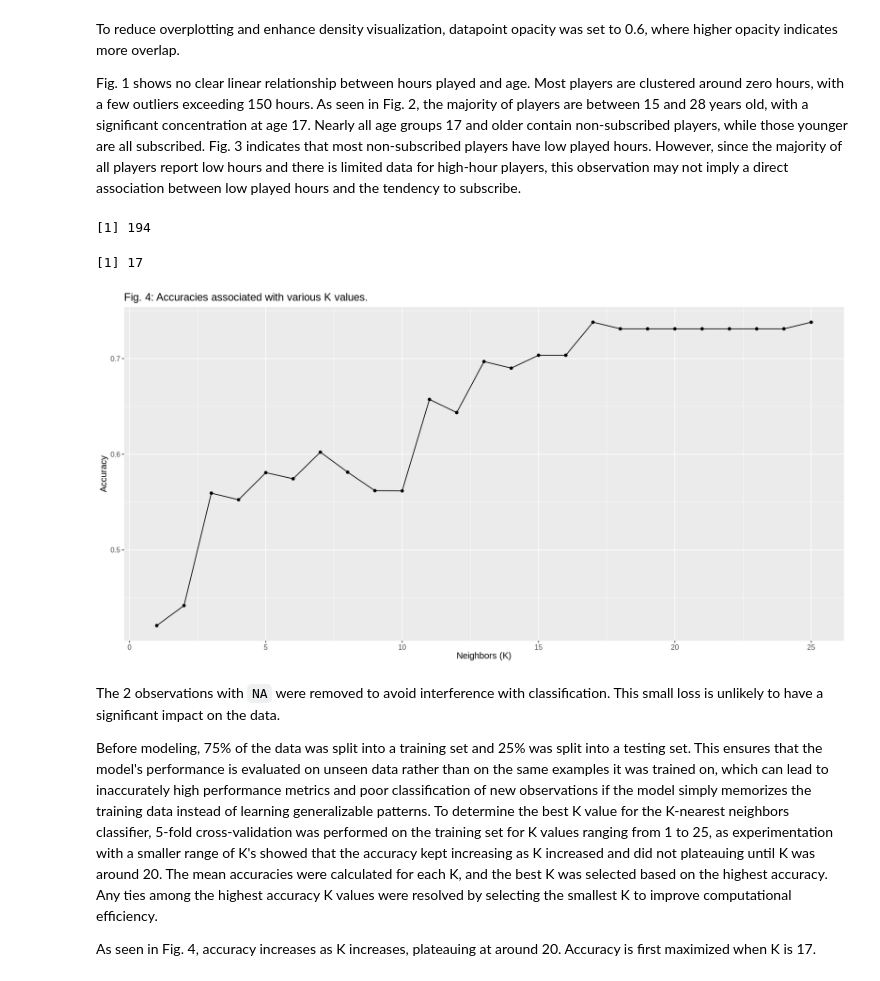
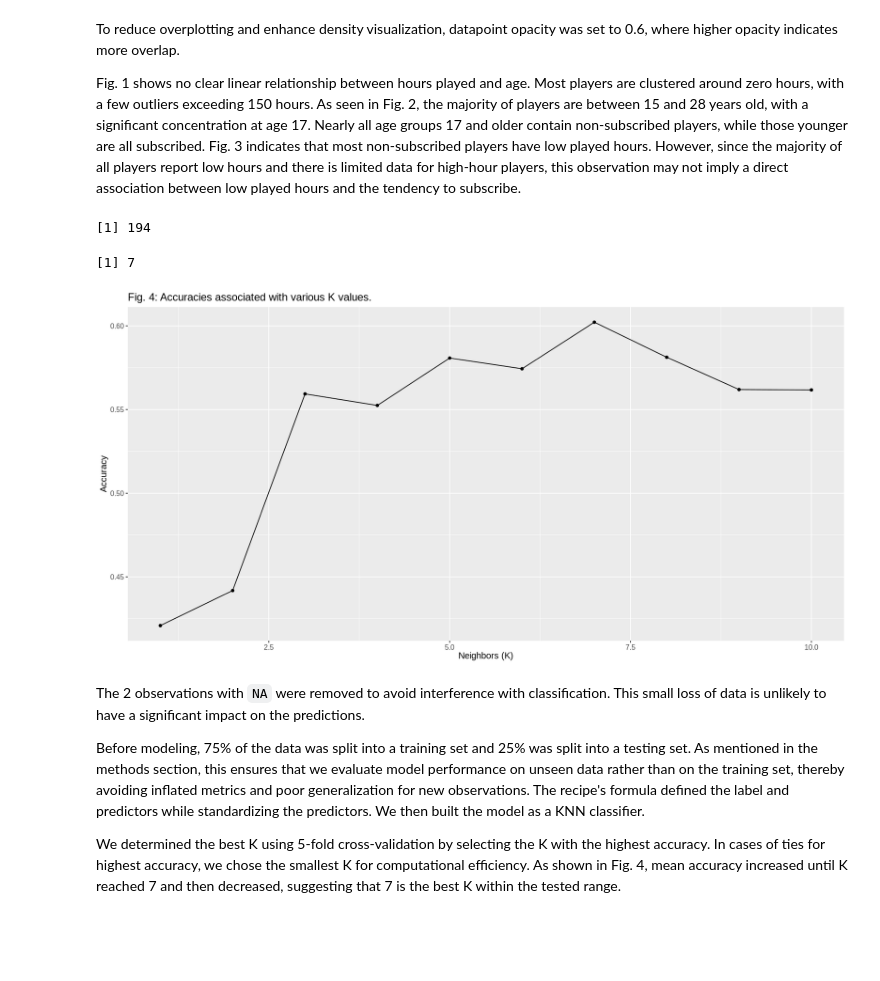
Before and after one commit to oo74/DSCI-100-Project, a Jupyter notebook: code final.ipynb, the cells around one changed output. Drawn from its saved outputs; the diff is of its cells as text; code cells hidden in the pictures; blank space fills up the shorter version.

```diff
--- a/code final.ipynb
+++ b/code final.ipynb
@@ -141,7 +142,7 @@ Fig. 1 shows no clear linear relationship between hours played and age. Most pla
 players <- drop_na(players)
 nrow(players)
 
-k_vals <- tibble(neighbors = 1:25)
+k_vals <- tibble(neighbors = 1:10)
 
 players_split <- initial_split(players, prop = 0.75, strata = subscribe)
 players_train <- training(players_split)
@@ -156,41 +157,41 @@ players_spec <- nearest_neighbor(weight_func = "rectangular", neighbors = tune()
     set_mode("classification")
 
 vfold_sets <- players_train |>
     vfold_cv(v = 5, strata = subscribe)
 
 k_accuracies <- workflow() |>
     add_recipe(players_recipe) |>
     add_model(players_spec) |>
     tune_grid(resamples = vfold_sets, grid = k_vals) |>
     collect_metrics() |>
     filter(.metric == "accuracy") |>
     mutate(accuracy = mean) |>
     select(neighbors, accuracy)
 
 k_accuracies_plot <- k_accuracies |>
     ggplot(aes(x = neighbors, y = accuracy)) +
     geom_point() +
     geom_line() +
     labs(x = "Neighbors (K)", y = "Accuracy", title = "Fig. 4: Accuracies associated with various K values.") +
     theme(text = element_text(size = 12))
 
 best_k <- k_accuracies |>
     slice_max(accuracy) |>
     slice_min(neighbors) |>
     pull(neighbors)
 
 best_k
 k_accuracies_plot
 # %% [output]
 [1] 194
-[1] 17
+[1] 7
-[figure, old version]
+[figure, new version]
 # %% [markdown]
-The 2 observations with `NA` were removed to avoid interference with classification. This small loss is unlikely to have a significant impact on the data.
+The 2 observations with `NA` were removed to avoid interference with classification. This small loss of data is unlikely to have a significant impact on the predictions.
 
-Before modeling, 75% of the data was split into a training set and 25% was split into a testing set. This ensures that the model's performance is evaluated on unseen data rather than on the same examples it was trained on, which can lead to inaccurately high performance metrics and poor classification of new observations if the model simply memorizes the training data instead of learning generalizable patterns. To determine the best K value for the K-nearest neighbors classifier, 5-fold cross-validation was performed on the training set for K values ranging from 1 to 25, as experimentation with a smaller range of K's showed that the accuracy kept increasing as K increased and did not plateauing until K was around 20. The mean accuracies were calculated for each K, and the best K was selected based on the highest accuracy. Any ties among the highest accuracy K values were resolved by selecting the smallest K to improve computational efficiency.
+Before modeling, 75% of the data was split into a training set and 25% was split into a testing set. As mentioned in the methods section, this ensures that we evaluate model performance on unseen data rather than on the training set, thereby avoiding inflated metrics and poor generalization for new observations. The recipe's formula defined the label and predictors while standardizing the predictors. We then built the model as a KNN classifier.
 
-As seen in Fig. 4, accuracy increases as K increases, plateauing at around 20. Accuracy is first maximized when K is 17.
+We determined the best K using 5-fold cross-validation by selecting the K with the highest accuracy. In cases of ties for highest accuracy, we chose the smallest K for computational efficiency. As shown in Fig. 4, mean accuracy increased until K reached 7 and then decreased, suggesting that 7 is the best K within the tested range.
 # %%
 players_best_spec <- nearest_neighbor(weight_func = "rectangular", neighbors = best_k) |>
     set_engine("kknn") |>
```
Also changed, not shown: parts of 12 cells of this notebook.
